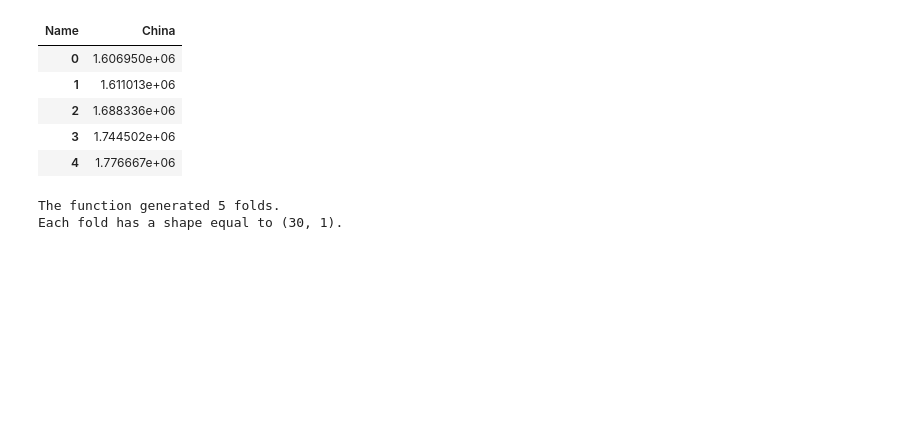
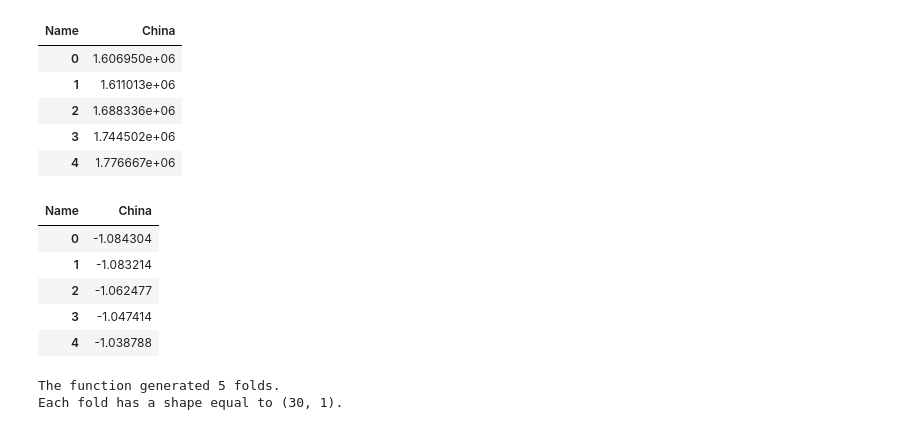
Before and after one commit to L-Fandangle042/CO2_Emission_Indicator, a Jupyter notebook: notebooks/rnn_nand.ipynb, the cells around one changed output. Saved outputs shown, nothing was run; the diff lists cells and outputs as text; code cells hidden in the pictures; blank space fills up the shorter version.

```diff
--- a/notebooks/rnn_nand.ipynb
+++ b/notebooks/rnn_nand.ipynb
@@ -88,3 +94,12 @@ df_china_only_emmisions.head()
+# %%
+df_china_only_emmisions.head()
+# %% [output]
+| Name | China |
+| 0 | -1.084304 |
+| 1 | -1.083214 |
+| 2 | -1.062477 |
+| 3 | -1.047414 |
+| 4 | -1.038788 |
 # %%
 def get_folds(
     df: pd.DataFrame,
```
Also changed, not shown: parts of 10 cells of this notebook.
